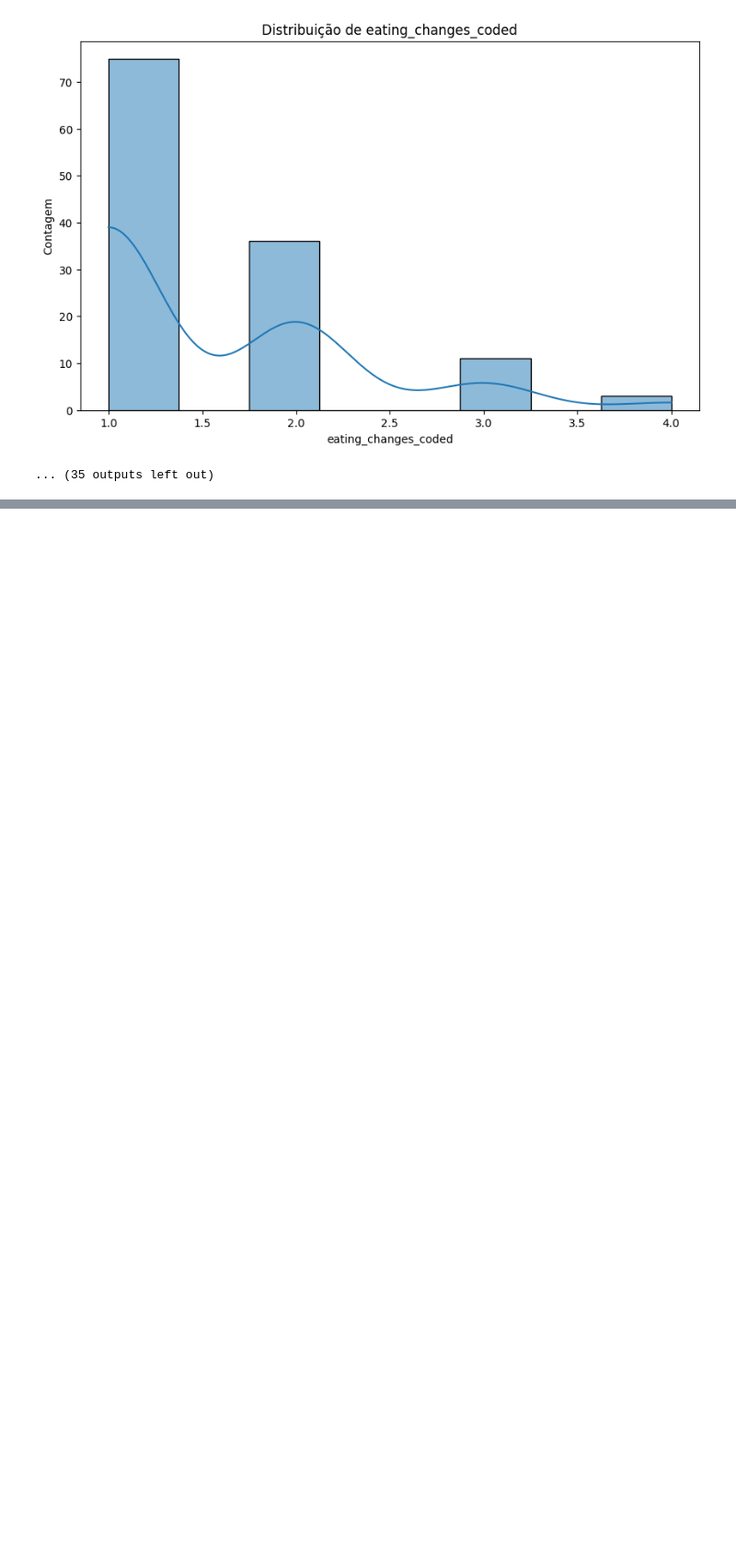
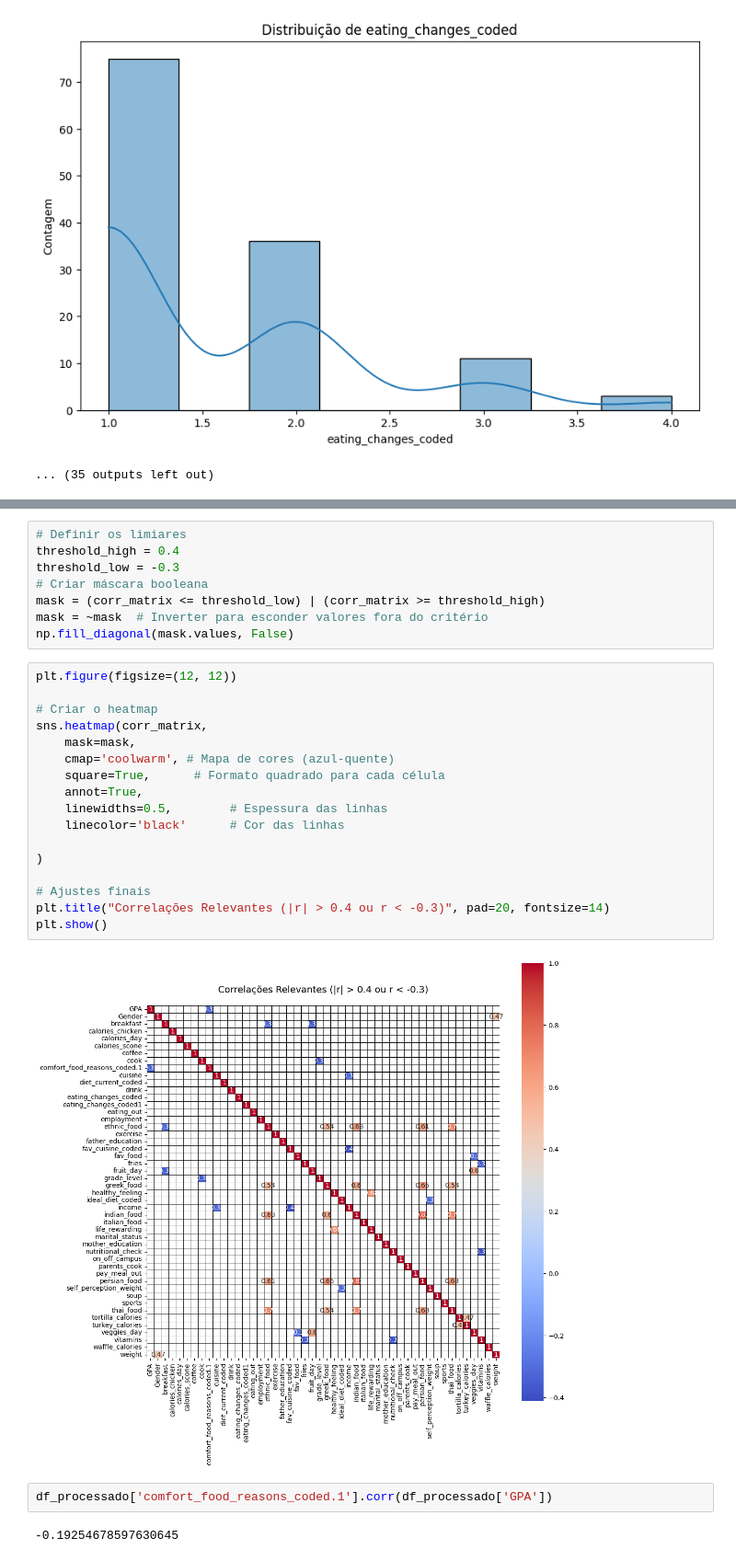
Before and after one commit to JhonasVoc/food_choice_projeto_1, a Jupyter notebook: notebooks/EDA.ipynb, the cells around one changed output, grey strips where cells are left out. Shown at 92% size. Cells and saved outputs as stored; diff of their text form; blank space fills up the shorter version.

```diff
--- a/notebooks/EDA.ipynb
+++ b/notebooks/EDA.ipynb
@@ -402,0 +432,31 @@ for col in numeric_cols:
+# %%
+# Definir os limiares
+threshold_high = 0.4
+threshold_low = -0.3
+# Criar máscara booleana
+mask = (corr_matrix <= threshold_low) | (corr_matrix >= threshold_high)
+mask = ~mask  # Inverter para esconder valores fora do critério
+np.fill_diagonal(mask.values, False)
+# %%
+plt.figure(figsize=(12, 12))
+
+# Criar o heatmap
+sns.heatmap(corr_matrix,
+    mask=mask,
+    cmap='coolwarm', # Mapa de cores (azul-quente)
+    square=True,      # Formato quadrado para cada célula
+    annot=True,
+    linewidths=0.5,        # Espessura das linhas
+    linecolor='black'      # Cor das linhas
+
+)
+
+# Ajustes finais
+plt.title("Correlações Relevantes (|r| > 0.4 ou r < -0.3)", pad=20, fontsize=14)
+plt.show()
+# %% [output]
+[figure, added]
+# %%
+df_processado['comfort_food_reasons_coded.1'].corr(df_processado['GPA'])
+# %% [output]
+-0.19254678597630645
```
Also changed, not shown: parts of 14 cells of this notebook, 1 other file.
